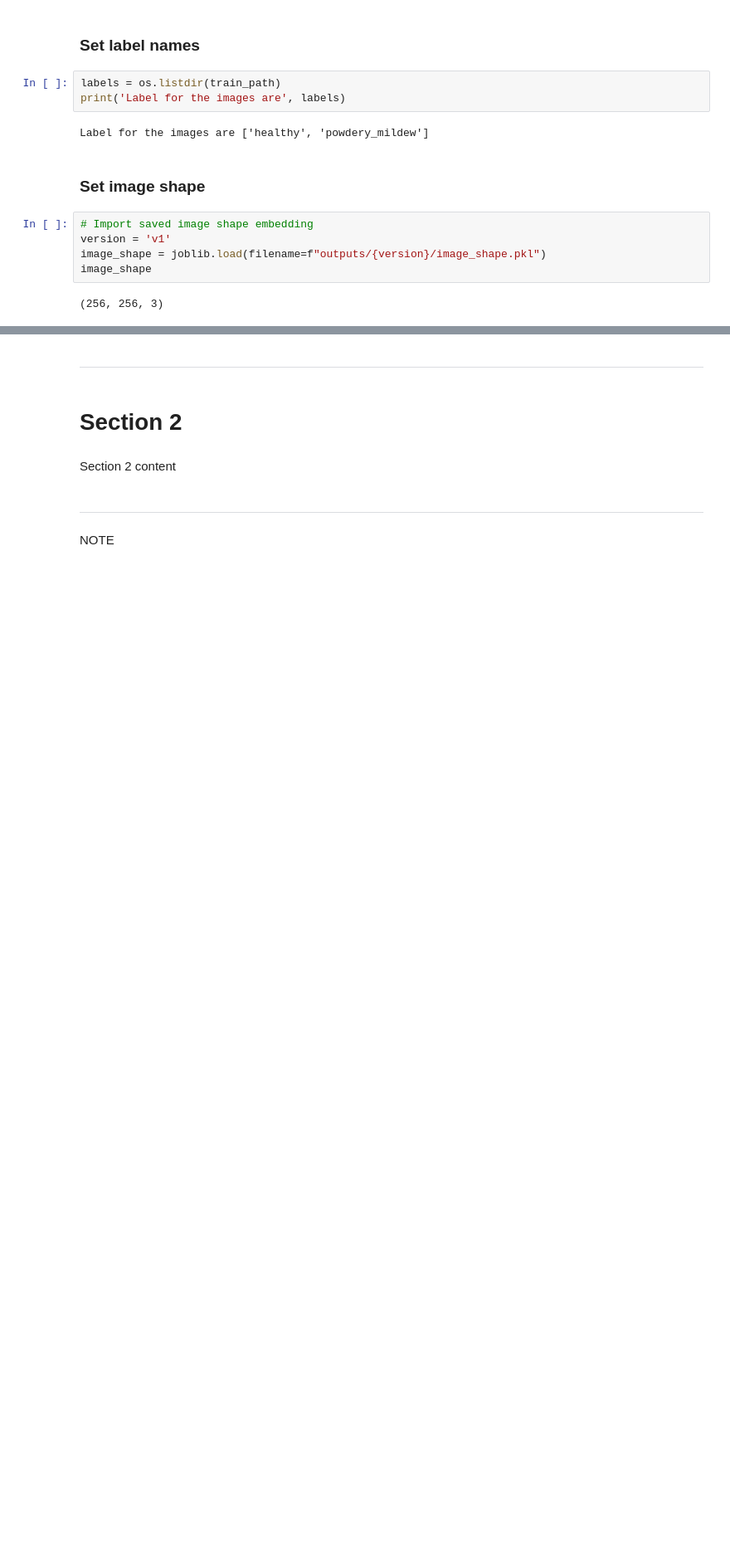
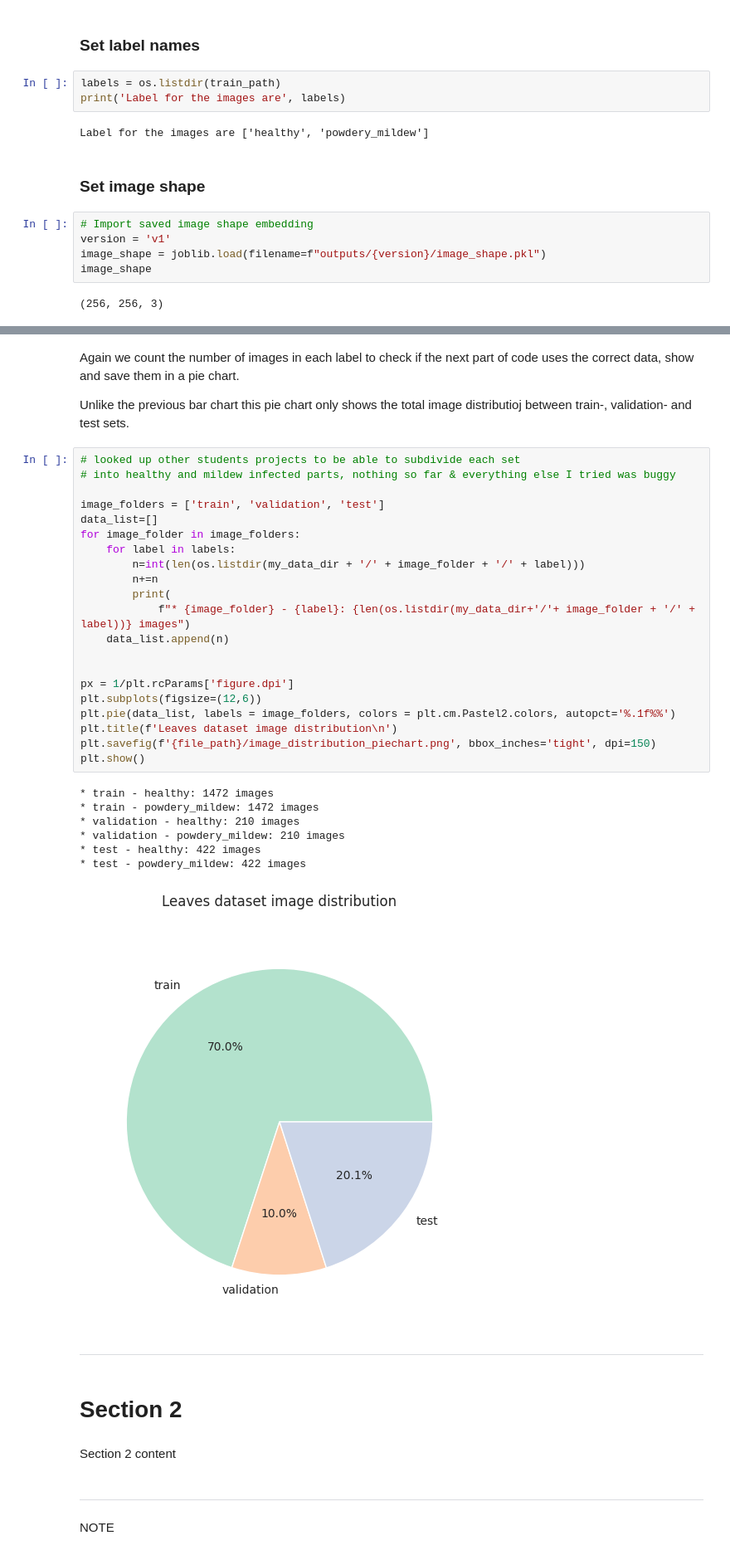
Before and after one commit to Xakkusu/PP5-mildew-detection, a Jupyter notebook: jupyter_notebooks/03_Modelling and Evaluating.ipynb, the cells around one changed output, grey strips where cells are left out. Shown: that part at 83% size. Cells and saved outputs as stored; diff of their text form; blank space fills up the shorter version.

```diff
--- a/jupyter_notebooks/03_Modelling and Evaluating.ipynb
+++ b/jupyter_notebooks/03_Modelling and Evaluating.ipynb
@@ -112,3 +162,36 @@ Section 1 content
+# %% [markdown]
+Again we count the number of images in each label to check if the next part of code uses the correct data, show and save them in a pie chart.
+
+Unlike the previous bar chart this pie chart only shows the total image distributioj between train-, validation- and test sets.
+# %%
+# looked up other students projects to be able to subdivide each set
+# into healthy and mildew infected parts, nothing so far & everything else I tried was buggy
+
+image_folders = ['train', 'validation', 'test']
+data_list=[]
+for image_folder in image_folders:
+    for label in labels:
+        n=int(len(os.listdir(my_data_dir + '/' + image_folder + '/' + label)))
+        n+=n
+        print(
+            f"* {image_folder} - {label}: {len(os.listdir(my_data_dir+'/'+ image_folder + '/' + label))} images")
+    data_list.append(n)
+
+
+px = 1/plt.rcParams['figure.dpi']
+plt.subplots(figsize=(12,6))
+plt.pie(data_list, labels = image_folders, colors = plt.cm.Pastel2.colors, autopct='%.1f%%')
+plt.title(f'Leaves dataset image distribution\n')
+plt.savefig(f'{file_path}/image_distribution_piechart.png', bbox_inches='tight', dpi=150)
+plt.show()
+# %% [output]
+* train - healthy: 1472 images
+* train - powdery_mildew: 1472 images
+* validation - healthy: 210 images
+* validation - powdery_mildew: 210 images
+* test - healthy: 422 images
+* test - powdery_mildew: 422 images
+[figure, added]
 # %% [markdown]
 ---
 # %% [markdown]
```
Also changed, not shown: parts of 7 cells of this notebook, 2 other files.
